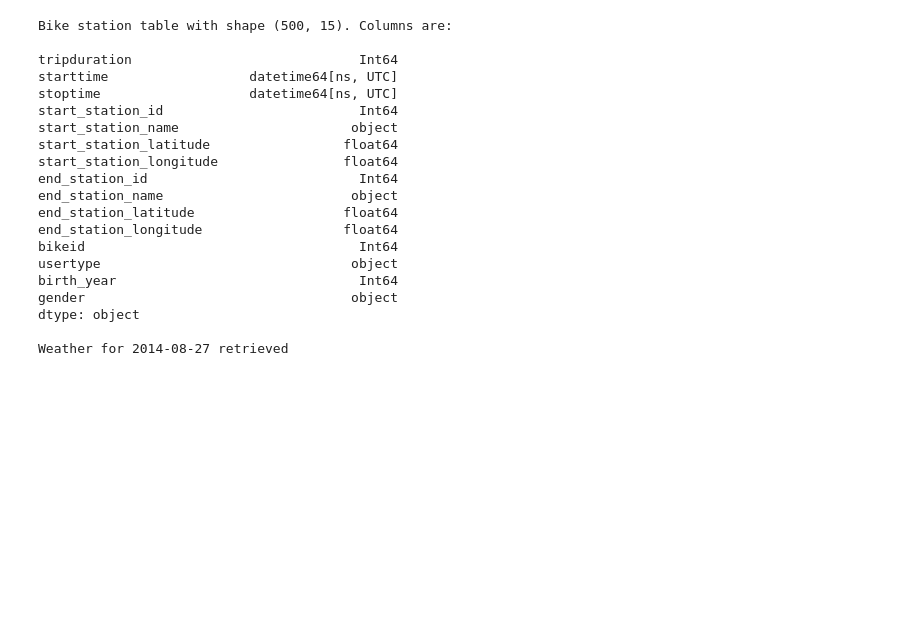
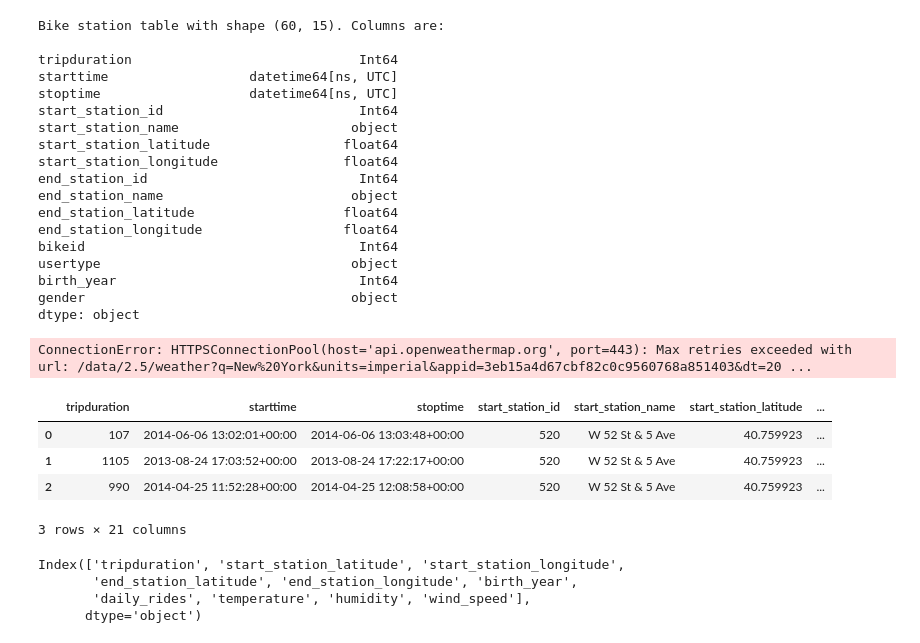
Before and after one commit to killiandectot/markov-bike, a Jupyter notebook: notebooks/juani_forecast.ipynb, the cells around one changed output. Drawn from its saved outputs; the diff is of its cells as text; code cells hidden in the pictures; blank space fills up the shorter version.

```diff
--- a/notebooks/juani_forecast.ipynb
+++ b/notebooks/juani_forecast.ipynb
@@ -10,5 +14,5 @@ To enable them in other operations, rebuild TensorFlow with the appropriate comp
 # %%
-n_trips = 500
+n_trips = 60
 
 trips_raw = get_stations_data(database_queries(n_trips)['trips'], verbose=True)
 
@@ -20,7 +24,7 @@ merged_df = trips_raw.merge(daily_rides, on='date')
 
 weather_dataframe = get_daily_rides_with_weather(merged_df, os.environ.get('API_KEY'))
 # %% [output]
-Bike station table with shape (500, 15). Columns are:
+Bike station table with shape (60, 15). Columns are:
 
 tripduration                             Int64
 starttime                  datetime64[ns, UTC]
@@ -38,7 +42,12 @@ usertype                                object
 birth_year                               Int64
 gender                                  object
 dtype: object
-
-Weather for 2014-08-27 retrieved
+ConnectionError: HTTPSConnectionPool(host='api.openweathermap.org', port=443): Max retries exceeded with url: /data/2.5/weather?q=New%20York&units=imperial&appid=3eb15a4d67cbf82c0c9560768a851403&dt=20 ...
 # %%
-weather_dataframe
+weather_dataframe.head(3)
+# %% [output]
+|  | tripduration | starttime | stoptime | start_station_id | start_station_name | start_station_latitude | ... |
+| 0 | 107 | 2014-06-06 13:02:01+00:00 | 2014-06-06 13:03:48+00:00 | 520 | W 52 St & 5 Ave | 40.759923 | ... |
+| 1 | 1105 | 2013-08-24 17:03:52+00:00 | 2013-08-24 17:22:17+00:00 | 520 | W 52 St & 5 Ave | 40.759923 | ... |
+| 2 | 990 | 2014-04-25 11:52:28+00:00 | 2014-04-25 12:08:58+00:00 | 520 | W 52 St & 5 Ave | 40.759923 | ... |
+3 rows × 21 columns
@@ -44,0 +67,7 @@ weather_dataframe
+# %%
+numerical_features
+# %% [output]
+Index(['tripduration', 'start_station_latitude', 'start_station_longitude',
+       'end_station_latitude', 'end_station_longitude', 'birth_year',
+       'daily_rides', 'temperature', 'humidity', 'wind_speed'],
+      dtype='object')
```
Also changed, not shown: parts of 5 cells of this notebook, 12 other files.
